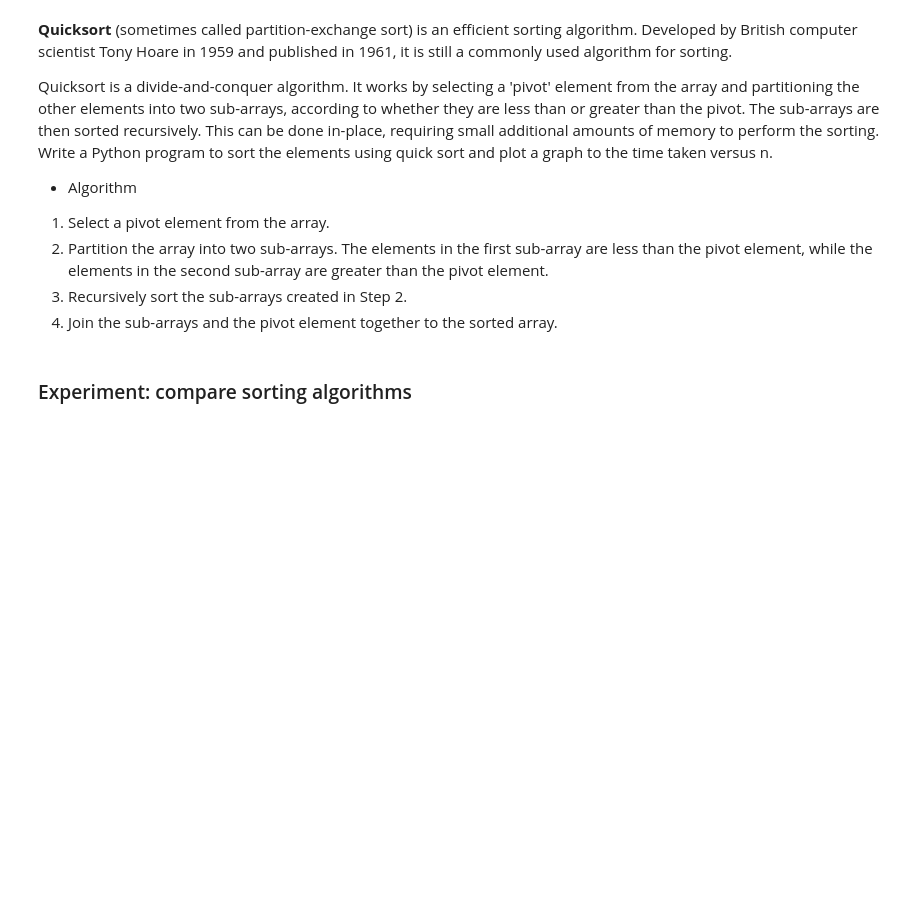
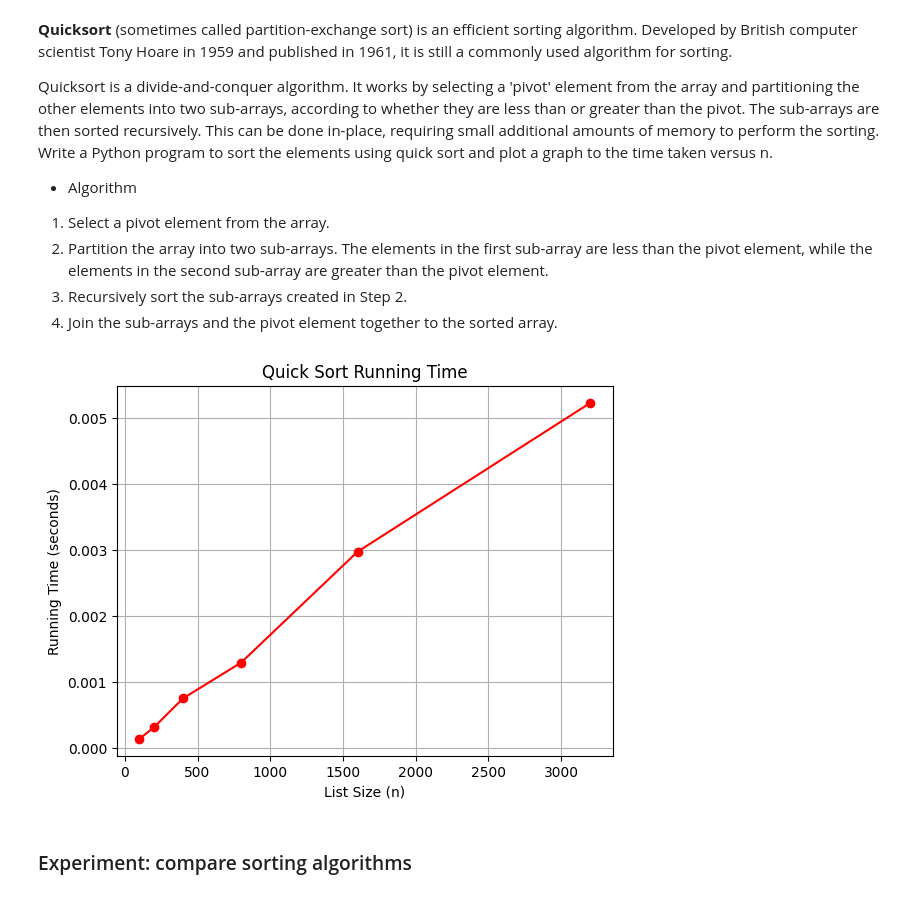
Before and after one commit to Ayushikumarisingh/Ayushi_Kumari_Singh, a Jupyter notebook: Lab_5.ipynb, the cells around one changed output. Drawn from its saved outputs; the diff is of its cells as text; code cells hidden in the pictures; blank space fills up the shorter version.

```diff
--- a/Lab_5.ipynb
+++ b/Lab_5.ipynb
@@ -40,3 +124,39 @@ Write a Python program to sort the elements using quick sort and plot a graph to
+# %%
+#write code for above cell and compute the running time and also plot graph.
+import time
+import random
+import matplotlib.pyplot as plt
+
+def quick_sort(arr):
+    if len(arr) <= 1:
+        return arr
+    else:
+        pivot = arr[len(arr) // 2]
+        left = [x for x in arr if x < pivot]
+        middle = [x for x in arr if x == pivot]
+        right = [x for x in arr if x > pivot]
+        return quick_sort(left) + middle + quick_sort(right)
+
+sizes = [100, 200, 400, 800, 1600, 3200]
+times = []
+
+for size in sizes:
+    arr = [random.randint(1, 10000) for _ in range(size)]
+
+    start_time = time.time()
+    quick_sort(arr)
+    end_time = time.time()
+
+    times.append(end_time - start_time)
+
+plt.plot(sizes, times, marker='o', linestyle='-', color='r')
+plt.xlabel("List Size (n)")
+plt.ylabel("Running Time (seconds)")
+plt.title("Quick Sort Running Time")
+plt.grid(True)
+plt.show()
+# %% [output]
+[figure, added]
 # %% [markdown]
 ### Experiment: compare sorting algorithms
 # %%
```
Also changed, not shown: parts of 5 cells of this notebook.
